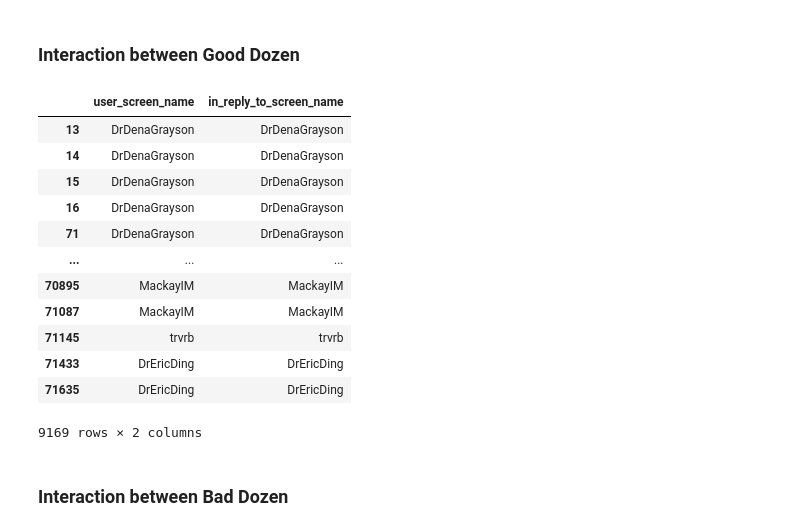
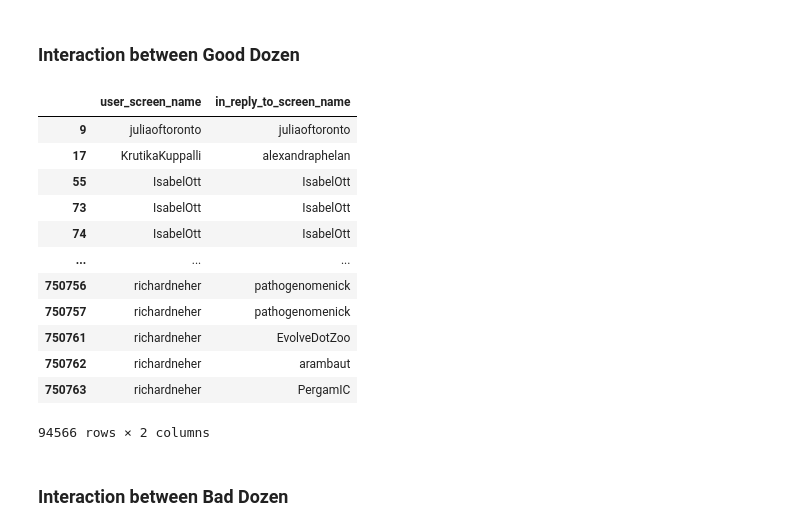
Before and after one commit to gi-ux/BachelorProject, a Jupyter notebook: notebook/Dozen_Comparison.ipynb, the cells around one changed output. Cells and saved outputs as stored; diff of their text form; code cells hidden in the pictures.

```diff
--- a/notebook/Dozen_Comparison.ipynb
+++ b/notebook/Dozen_Comparison.ipynb
@@ -534,22 +534,22 @@ df_good_dozen_interactions[df_good_dozen_interactions["rt_user_screen_name"].isi
 ### Interaction between Good Dozen
 # %%
 reply_v = df_good_activity[["user_screen_name", "in_reply_to_screen_name"]]
-rp_prova = reply_v[reply_v["in_reply_to_screen_name"].isin(list(good_dozen_list["screen_name"]))]
+rp_prova = reply_v[reply_v["in_reply_to_screen_name"].isin(list(good_users_list["screen_name"]))]
 rp_prova
 # %% [output]
 |  | user_screen_name | in_reply_to_screen_name |
-| 13 | DrDenaGrayson | DrDenaGrayson |
-| 14 | DrDenaGrayson | DrDenaGrayson |
-| 15 | DrDenaGrayson | DrDenaGrayson |
-| 16 | DrDenaGrayson | DrDenaGrayson |
-| 71 | DrDenaGrayson | DrDenaGrayson |
+| 9 | juliaoftoronto | juliaoftoronto |
+| 17 | KrutikaKuppalli | alexandraphelan |
+| 55 | IsabelOtt | IsabelOtt |
+| 73 | IsabelOtt | IsabelOtt |
+| 74 | IsabelOtt | IsabelOtt |
 | ... | ... | ... |
-| 70895 | MackayIM | MackayIM |
-| 71087 | MackayIM | MackayIM |
-| 71145 | trvrb | trvrb |
-| 71433 | DrEricDing | DrEricDing |
-| 71635 | DrEricDing | DrEricDing |
+| 750756 | richardneher | pathogenomenick |
+| 750757 | richardneher | pathogenomenick |
+| 750761 | richardneher | EvolveDotZoo |
+| 750762 | richardneher | arambaut |
+| 750763 | richardneher | PergamIC |
-9169 rows × 2 columns
+94566 rows × 2 columns
 # %% [markdown]
 ### Interaction between Bad Dozen
 # %%
```
Also changed, not shown: parts of 4 cells of this notebook, 5 other files.
